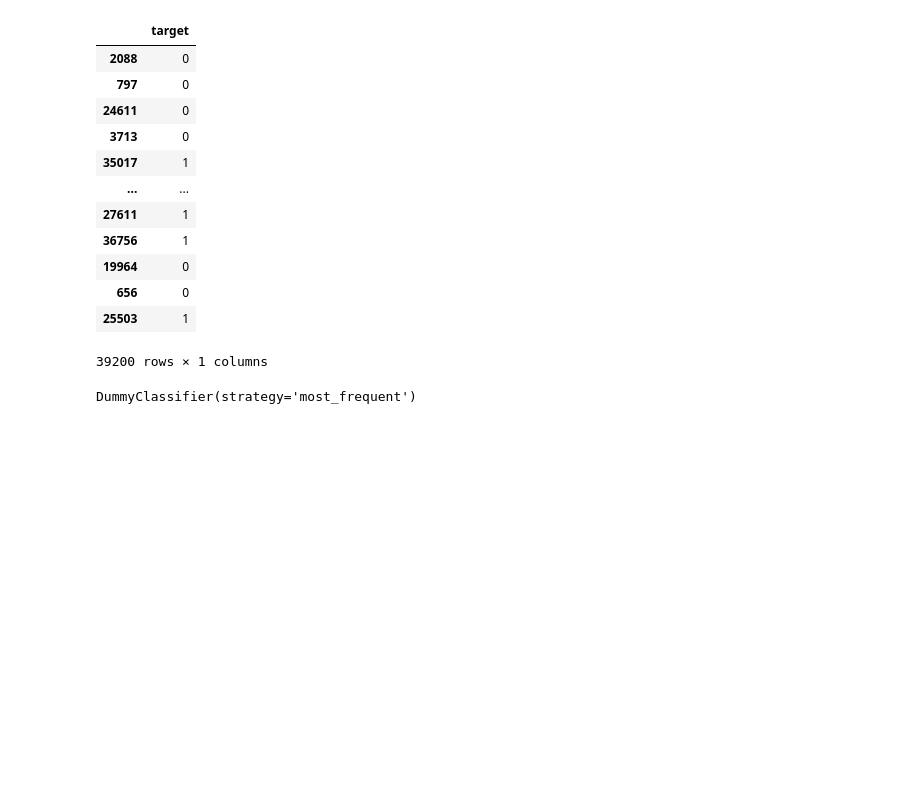
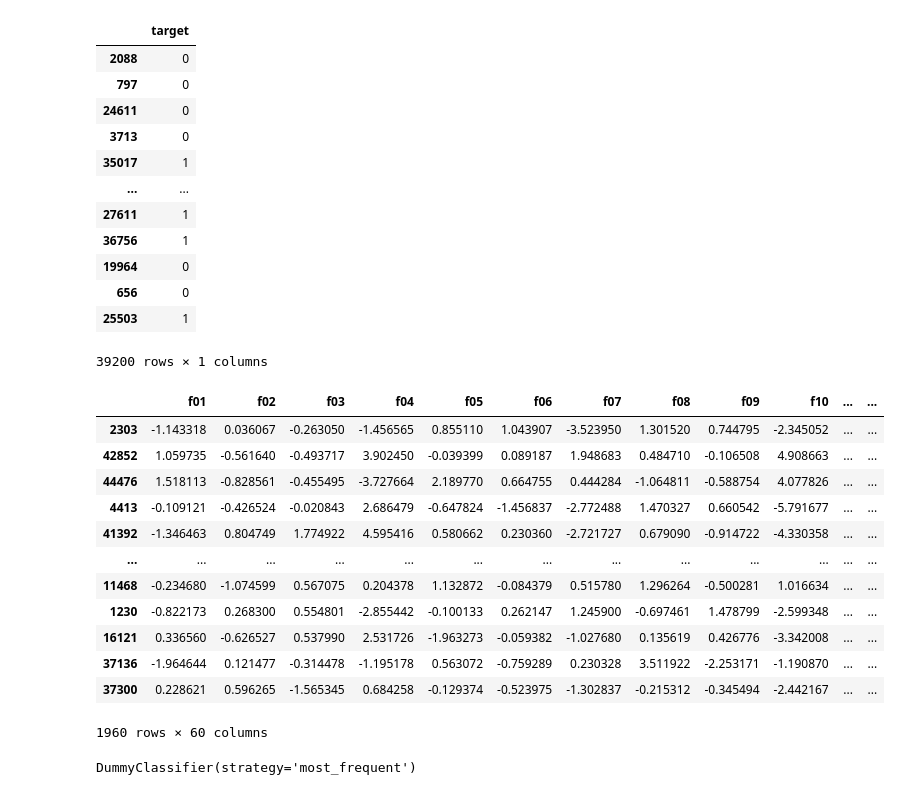
Before and after one commit to Igame77/AI_executions, a Jupyter notebook: homeworks/HW06/HW06.ipynb, the cells around one changed output. Saved outputs shown, nothing was run; the diff lists cells and outputs as text; code cells hidden in the pictures; blank space fills up the shorter version.

```diff
--- a/homeworks/HW06/HW06.ipynb
+++ b/homeworks/HW06/HW06.ipynb
@@ -216,3 +218,19 @@ y_train
+# %%
+X_val
+# %% [output]
+|  | f01 | f02 | f03 | f04 | f05 | f06 | f07 | f08 | f09 | f10 | ... | ... |
+| 2303 | -1.143318 | 0.036067 | -0.263050 | -1.456565 | 0.855110 | 1.043907 | -3.523950 | 1.301520 | 0.744795 | -2.345052 | ... | ... |
+| 42852 | 1.059735 | -0.561640 | -0.493717 | 3.902450 | -0.039399 | 0.089187 | 1.948683 | 0.484710 | -0.106508 | 4.908663 | ... | ... |
+| 44476 | 1.518113 | -0.828561 | -0.455495 | -3.727664 | 2.189770 | 0.664755 | 0.444284 | -1.064811 | -0.588754 | 4.077826 | ... | ... |
+| 4413 | -0.109121 | -0.426524 | -0.020843 | 2.686479 | -0.647824 | -1.456837 | -2.772488 | 1.470327 | 0.660542 | -5.791677 | ... | ... |
+| 41392 | -1.346463 | 0.804749 | 1.774922 | 4.595416 | 0.580662 | 0.230360 | -2.721727 | 0.679090 | -0.914722 | -4.330358 | ... | ... |
+| ... | ... | ... | ... | ... | ... | ... | ... | ... | ... | ... | ... | ... |
+| 11468 | -0.234680 | -1.074599 | 0.567075 | 0.204378 | 1.132872 | -0.084379 | 0.515780 | 1.296264 | -0.500281 | 1.016634 | ... | ... |
+| 1230 | -0.822173 | 0.268300 | 0.554801 | -2.855442 | -0.100133 | 0.262147 | 1.245900 | -0.697461 | 1.478799 | -2.599348 | ... | ... |
+| 16121 | 0.336560 | -0.626527 | 0.537990 | 2.531726 | -1.963273 | -0.059382 | -1.027680 | 0.135619 | 0.426776 | -3.342008 | ... | ... |
+| 37136 | -1.964644 | 0.121477 | -0.314478 | -1.195178 | 0.563072 | -0.759289 | 0.230328 | 3.511922 | -2.253171 | -1.190870 | ... | ... |
+| 37300 | 0.228621 | 0.596265 | -1.565345 | 0.684258 | -0.129374 | -0.523975 | -1.302837 | -0.215312 | -0.345494 | -2.442167 | ... | ... |
+1960 rows × 60 columns
 # %%
 from sklearn.dummy import DummyClassifier
 from sklearn.metrics import ConfusionMatrixDisplay, classification_report
```
Also changed, not shown: parts of 45 cells of this notebook, 16 other files.
